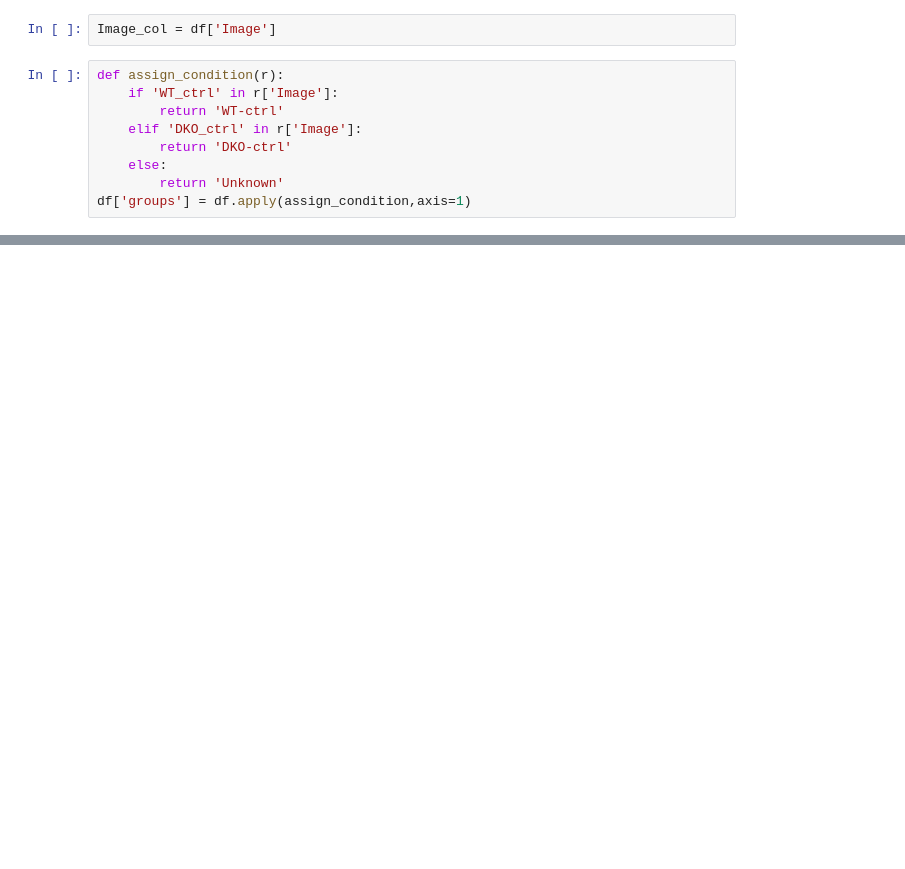
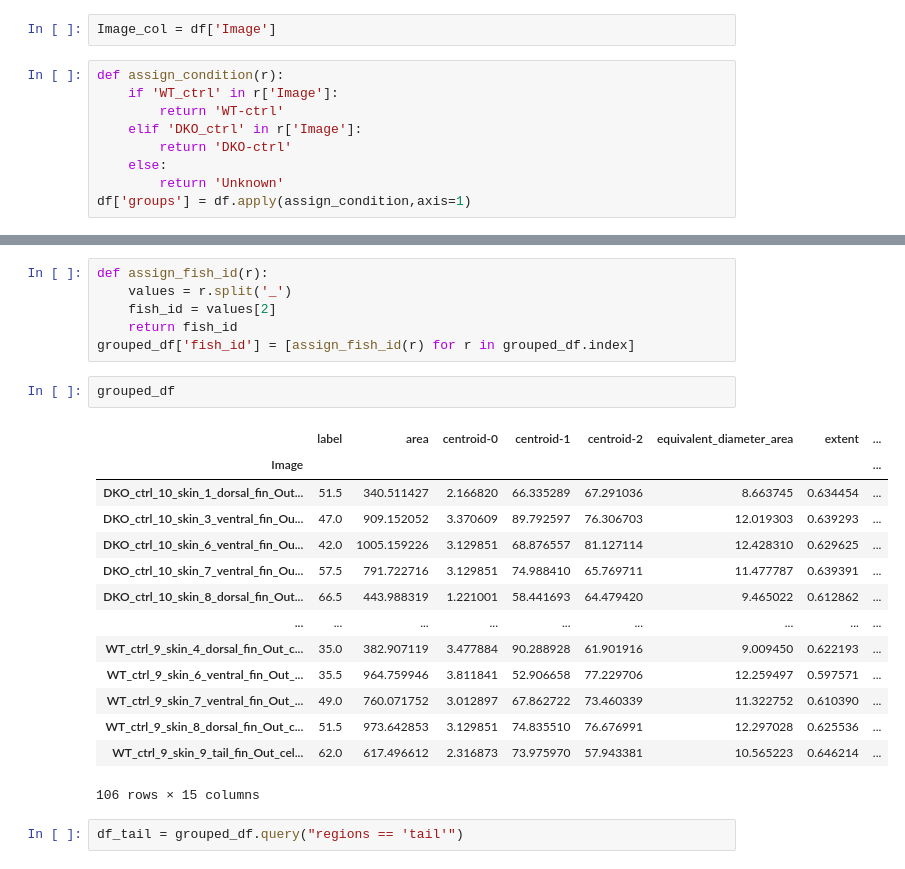
Before and after one commit to HelsinkiBioimagingLM/Zebrafish_Desmosomes, a Jupyter notebook: Scripts/ZF_Epidermis_3D_Analysis.ipynb, the cells around one changed output, grey strips where cells are left out. Cells and saved outputs as stored; diff of their text form; blank space fills up the shorter version.

```diff
--- a/Scripts/ZF_Epidermis_3D_Analysis.ipynb
+++ b/Scripts/ZF_Epidermis_3D_Analysis.ipynb
@@ -276,0 +335,25 @@ plt.show()
+# %%
+def assign_fish_id(r):
+    values = r.split('_')
+    fish_id = values[2]
+    return fish_id
+grouped_df['fish_id'] = [assign_fish_id(r) for r in grouped_df.index]
+# %%
+grouped_df
+# %% [output]
+|  | label | area | centroid-0 | centroid-1 | centroid-2 | equivalent_diameter_area | extent | ... |
+| Image |  |  |  |  |  |  |  | ... |
+| DKO_ctrl_10_skin_1_dorsal_fin_Out... | 51.5 | 340.511427 | 2.166820 | 66.335289 | 67.291036 | 8.663745 | 0.634454 | ... |
+| DKO_ctrl_10_skin_3_ventral_fin_Ou... | 47.0 | 909.152052 | 3.370609 | 89.792597 | 76.306703 | 12.019303 | 0.639293 | ... |
+| DKO_ctrl_10_skin_6_ventral_fin_Ou... | 42.0 | 1005.159226 | 3.129851 | 68.876557 | 81.127114 | 12.428310 | 0.629625 | ... |
+| DKO_ctrl_10_skin_7_ventral_fin_Ou... | 57.5 | 791.722716 | 3.129851 | 74.988410 | 65.769711 | 11.477787 | 0.639391 | ... |
+| DKO_ctrl_10_skin_8_dorsal_fin_Out... | 66.5 | 443.988319 | 1.221001 | 58.441693 | 64.479420 | 9.465022 | 0.612862 | ... |
+| ... | ... | ... | ... | ... | ... | ... | ... | ... |
+| WT_ctrl_9_skin_4_dorsal_fin_Out_c... | 35.0 | 382.907119 | 3.477884 | 90.288928 | 61.901916 | 9.009450 | 0.622193 | ... |
+| WT_ctrl_9_skin_6_ventral_fin_Out_... | 35.5 | 964.759946 | 3.811841 | 52.906658 | 77.229706 | 12.259497 | 0.597571 | ... |
+| WT_ctrl_9_skin_7_ventral_fin_Out_... | 49.0 | 760.071752 | 3.012897 | 67.862722 | 73.460339 | 11.322752 | 0.610390 | ... |
+| WT_ctrl_9_skin_8_dorsal_fin_Out_c... | 51.5 | 973.642853 | 3.129851 | 74.835510 | 76.676991 | 12.297028 | 0.625536 | ... |
+| WT_ctrl_9_skin_9_tail_fin_Out_cel... | 62.0 | 617.496612 | 2.316873 | 73.975970 | 57.943381 | 10.565223 | 0.646214 | ... |
+106 rows × 15 columns
+# %%
+df_tail = grouped_df.query("regions == 'tail'")
```
Also changed, not shown: parts of 21 cells of this notebook.
